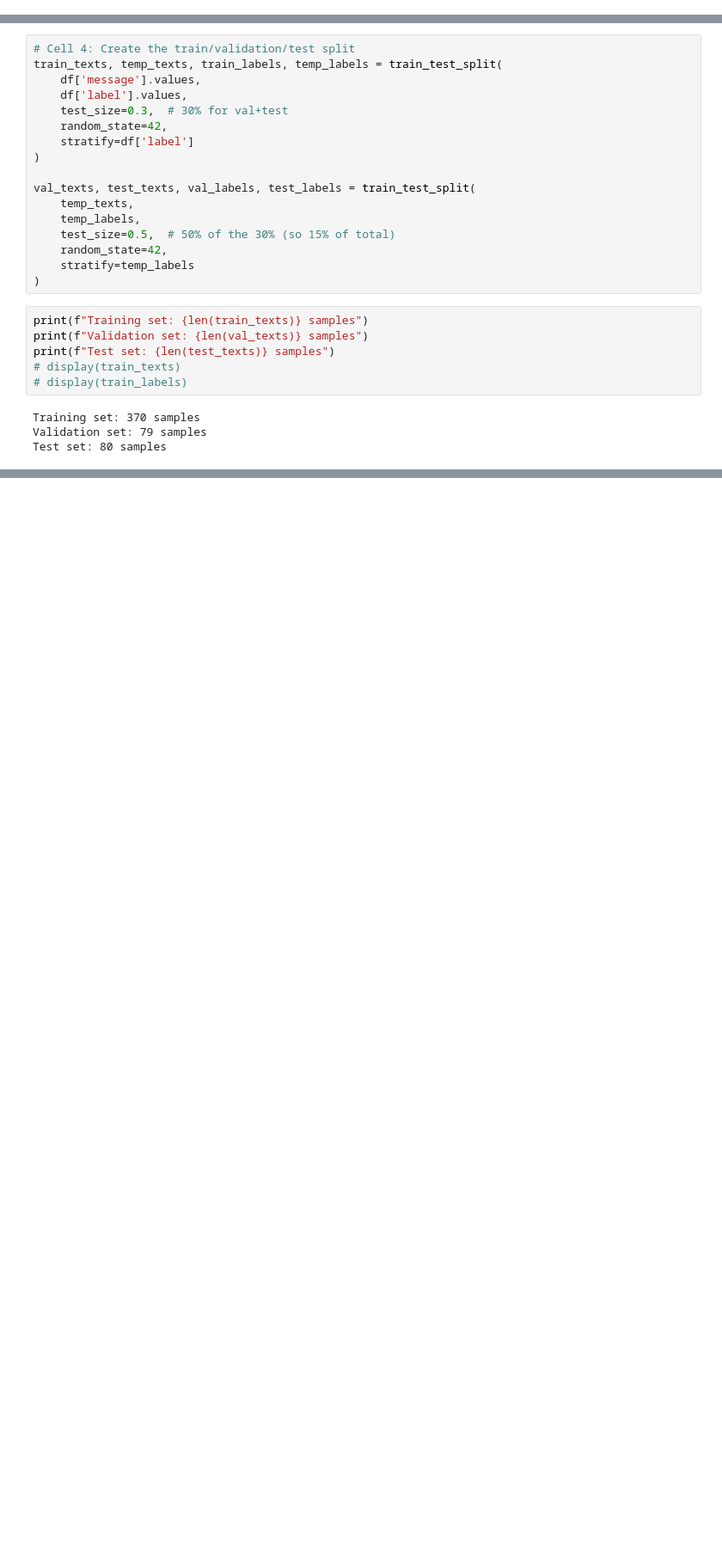
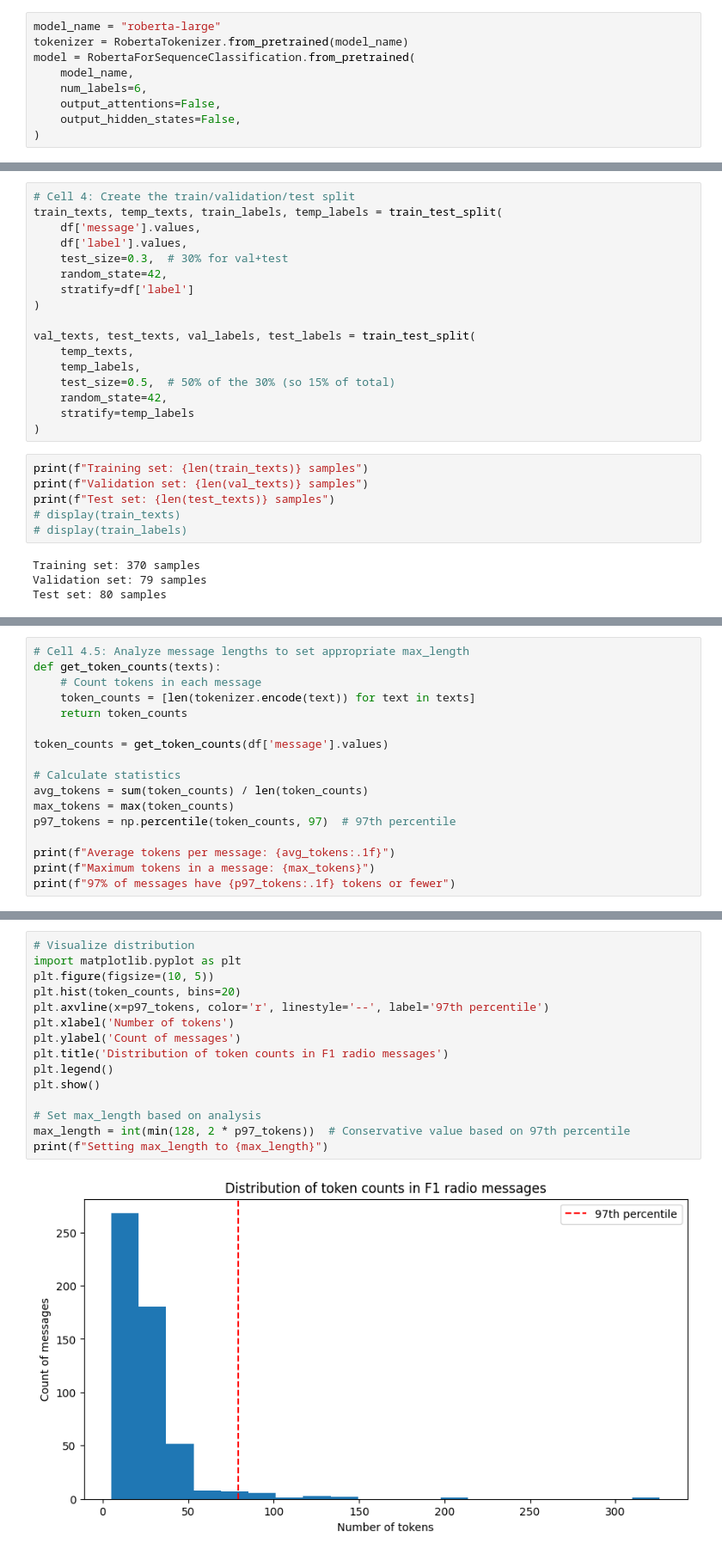
Before and after one commit to VforVitorio/F1_Strat_Manager, a Jupyter notebook: scripts/NLP_radio_processing/N04_radio_info.ipynb, the cells around one changed output, grey strips where cells are left out. Shown at 86% size. Drawn from its saved outputs; the diff is of its cells as text; blank space fills up the shorter version.

Commit message:
added first training for intention analyzer

```diff
--- a/scripts/NLP_radio_processing/N04_radio_info.ipynb
+++ b/scripts/NLP_radio_processing/N04_radio_info.ipynb
@@ -372,0 +377,9 @@ I´ll follow the same splits techniques during the project, making a training, v
+# %%
+model_name = "roberta-large"
+tokenizer = RobertaTokenizer.from_pretrained(model_name)
+model = RobertaForSequenceClassification.from_pretrained(
+    model_name,
+    num_labels=6,
+    output_attentions=False,
+    output_hidden_states=False,
+)
@@ -399,0 +422,17 @@ Test set: 80 samples
+# %%
+# Cell 4.5: Analyze message lengths to set appropriate max_length
+def get_token_counts(texts):
+    # Count tokens in each message
+    token_counts = [len(tokenizer.encode(text)) for text in texts]
+    return token_counts
+
+token_counts = get_token_counts(df['message'].values)
+
+# Calculate statistics
+avg_tokens = sum(token_counts) / len(token_counts)
+max_tokens = max(token_counts)
+p97_tokens = np.percentile(token_counts, 97)  # 97th percentile
+
+print(f"Average tokens per message: {avg_tokens:.1f}")
+print(f"Maximum tokens in a message: {max_tokens}")
+print(f"97% of messages have {p97_tokens:.1f} tokens or fewer")
@@ -399,0 +445,17 @@ Test set: 80 samples
+# %%
+# Visualize distribution
+import matplotlib.pyplot as plt
+plt.figure(figsize=(10, 5))
+plt.hist(token_counts, bins=20)
+plt.axvline(x=p97_tokens, color='r', linestyle='--', label='97th percentile')
+plt.xlabel('Number of tokens')
+plt.ylabel('Count of messages')
+plt.title('Distribution of token counts in F1 radio messages')
+plt.legend()
+plt.show()
+
+# Set max_length based on analysis
+max_length = int(min(128, 2 * p97_tokens))  # Conservative value based on 97th percentile
+print(f"Setting max_length to {max_length}")
+# %% [output]
+[figure, added]
```
Also changed, not shown: parts of 32 cells of this notebook.
